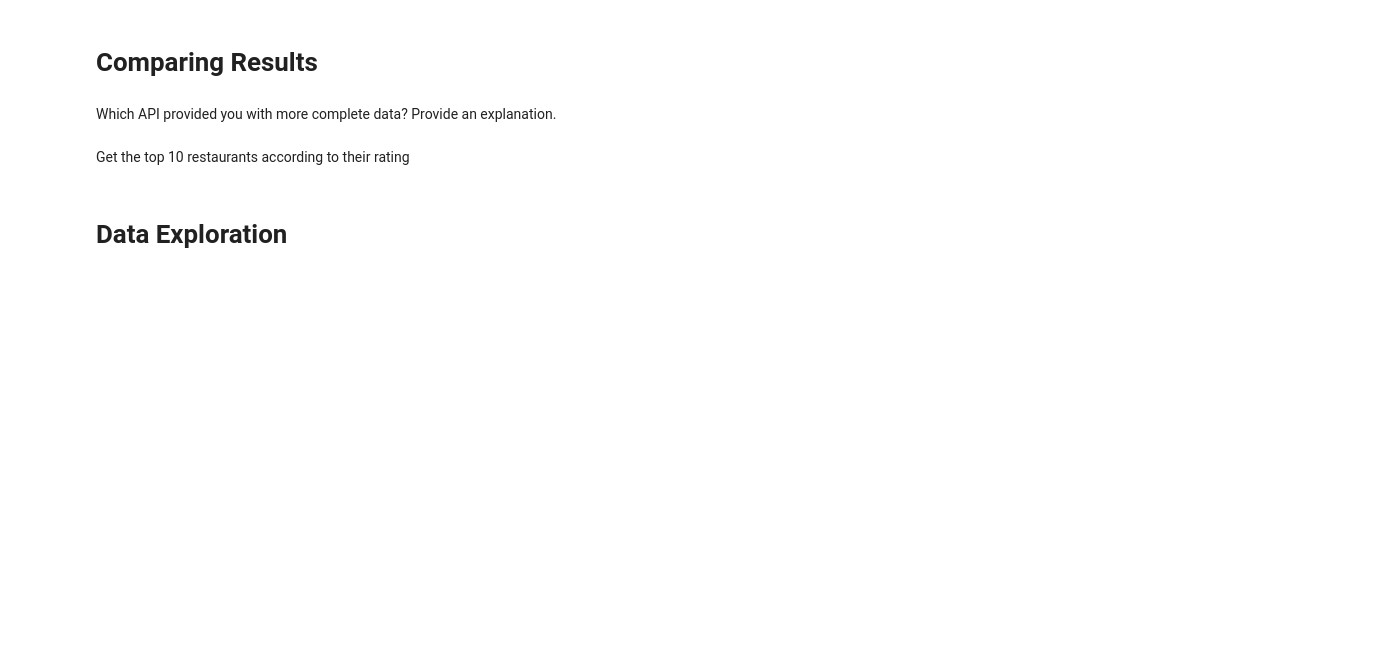
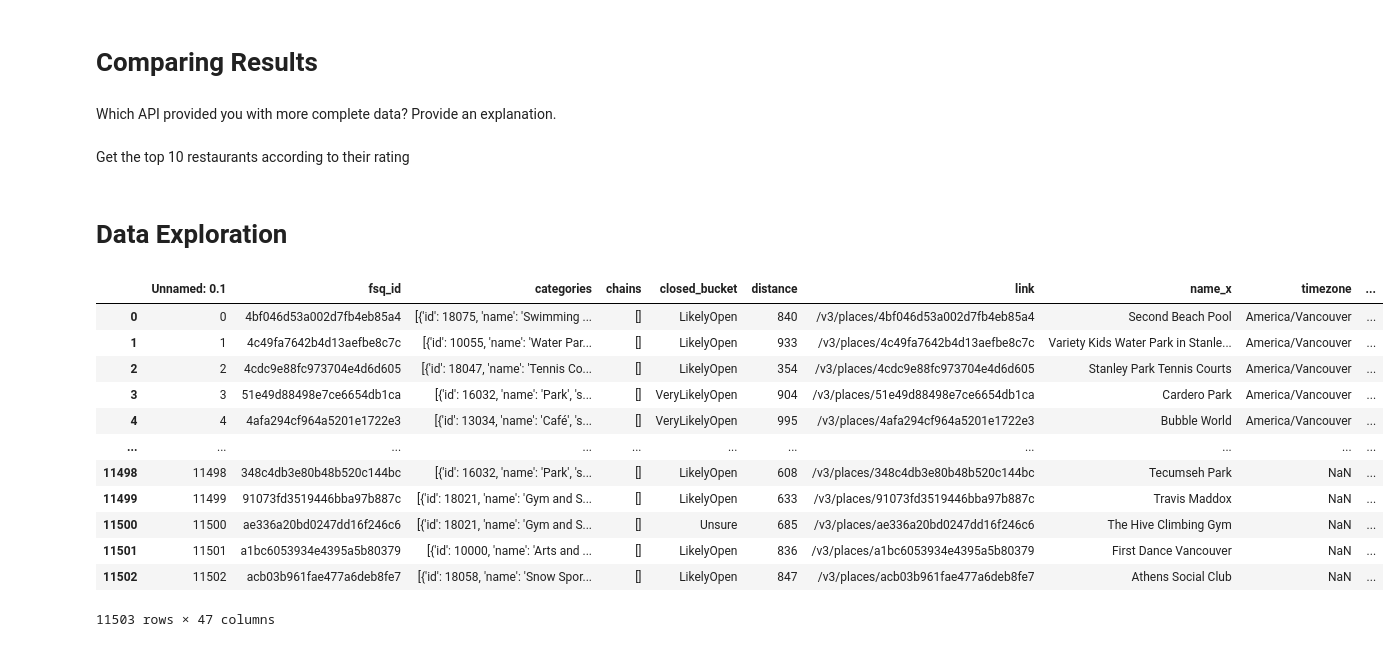
Before and after one commit to Jacyndy/Statistical-Modelling-With-Python, a Jupyter notebook: notebooks/yelp_foursquare_EDA.ipynb, the cells around one changed output. Drawn from its saved outputs; the diff is of its cells as text; code cells hidden in the pictures; blank space fills up the shorter version.

```diff
--- a/notebooks/yelp_foursquare_EDA.ipynb
+++ b/notebooks/yelp_foursquare_EDA.ipynb
@@ -297,3 +317,22 @@ import seaborn as sns
 import matplotlib.pyplot as plt
 import plotly.graph_objs as go
 sns.set_theme()
+# %%
+# getting the joined data
+city_bike_share = pd.read_csv('city_bike_share.csv')
+# %%
+city_bike_share
+# %% [output]
+|  | Unnamed: 0.1 | fsq_id | categories | chains | closed_bucket | distance | link | name_x | timezone | ... |
+| 0 | 0 | 4bf046d53a002d7fb4eb85a4 | [{'id': 18075, 'name': 'Swimming ... | [] | LikelyOpen | 840 | /v3/places/4bf046d53a002d7fb4eb85a4 | Second Beach Pool | America/Vancouver | ... |
+| 1 | 1 | 4c49fa7642b4d13aefbe8c7c | [{'id': 10055, 'name': 'Water Par... | [] | LikelyOpen | 933 | /v3/places/4c49fa7642b4d13aefbe8c7c | Variety Kids Water Park in Stanle... | America/Vancouver | ... |
+| 2 | 2 | 4cdc9e88fc973704e4d6d605 | [{'id': 18047, 'name': 'Tennis Co... | [] | LikelyOpen | 354 | /v3/places/4cdc9e88fc973704e4d6d605 | Stanley Park Tennis Courts | America/Vancouver | ... |
+| 3 | 3 | 51e49d88498e7ce6654db1ca | [{'id': 16032, 'name': 'Park', 's... | [] | VeryLikelyOpen | 904 | /v3/places/51e49d88498e7ce6654db1ca | Cardero Park | America/Vancouver | ... |
+| 4 | 4 | 4afa294cf964a5201e1722e3 | [{'id': 13034, 'name': 'Café', 's... | [] | VeryLikelyOpen | 995 | /v3/places/4afa294cf964a5201e1722e3 | Bubble World | America/Vancouver | ... |
+| ... | ... | ... | ... | ... | ... | ... | ... | ... | ... | ... |
+| 11498 | 11498 | 348c4db3e80b48b520c144bc | [{'id': 16032, 'name': 'Park', 's... | [] | LikelyOpen | 608 | /v3/places/348c4db3e80b48b520c144bc | Tecumseh Park | NaN | ... |
+| 11499 | 11499 | 91073fd3519446bba97b887c | [{'id': 18021, 'name': 'Gym and S... | [] | LikelyOpen | 633 | /v3/places/91073fd3519446bba97b887c | Travis Maddox | NaN | ... |
+| 11500 | 11500 | ae336a20bd0247dd16f246c6 | [{'id': 18021, 'name': 'Gym and S... | [] | Unsure | 685 | /v3/places/ae336a20bd0247dd16f246c6 | The Hive Climbing Gym | NaN | ... |
+| 11501 | 11501 | a1bc6053934e4395a5b80379 | [{'id': 10000, 'name': 'Arts and ... | [] | LikelyOpen | 836 | /v3/places/a1bc6053934e4395a5b80379 | First Dance Vancouver | NaN | ... |
+| 11502 | 11502 | acb03b961fae477a6deb8fe7 | [{'id': 18058, 'name': 'Snow Spor... | [] | LikelyOpen | 847 | /v3/places/acb03b961fae477a6deb8fe7 | Athens Social Club | NaN | ... |
+11503 rows × 47 columns
```
Also changed, not shown: parts of 22 cells of this notebook, 1 other file.
